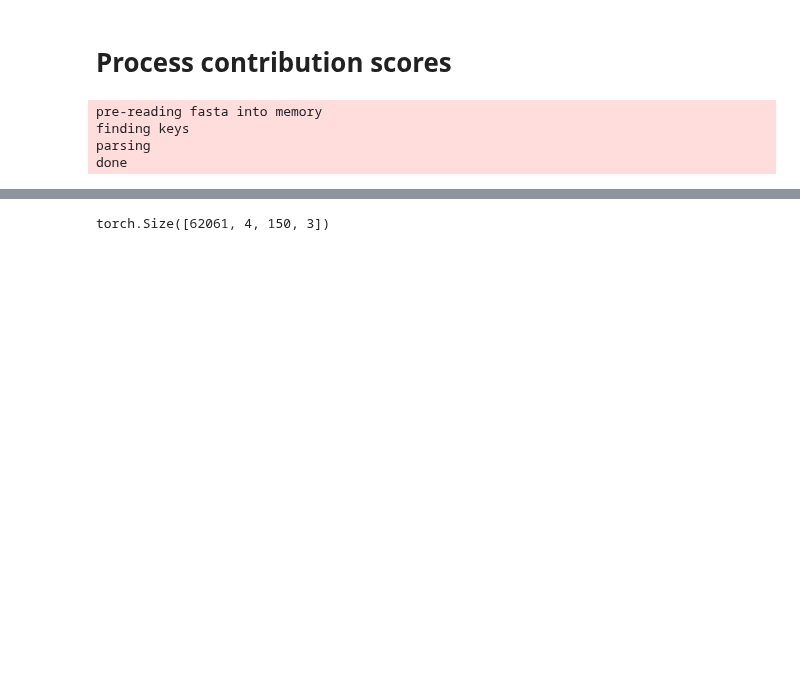
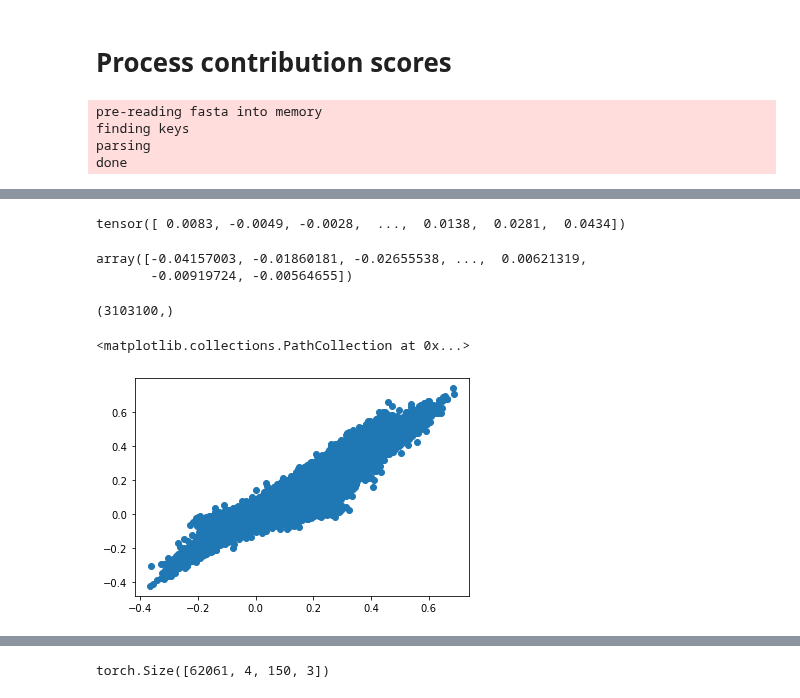
Before and after one commit to sjgosai/boda2, a Jupyter notebook: analysis/SG019__dsub_contrib_scores/stitch_contrib_scores.ipynb, the cells around one changed output, grey strips where cells are left out. Drawn from its saved outputs; the diff is of its cells as text; code cells hidden in the pictures; blank space fills up the shorter version.

Commit message:
updates to collect supplementary data

```diff
--- a/analysis/SG019__dsub_contrib_scores/stitch_contrib_scores.ipynb
+++ b/analysis/SG019__dsub_contrib_scores/stitch_contrib_scores.ipynb
@@ -296,2 +553,8 @@ installed (see "gsutil help crcmod").
 Operation completed over 1 objects/286.0 MiB.
 ... (88 outputs left out)
+# %%
+reference = torch.load('chr3_contrib_test.pt')
+
+tester = []
+tester = pd.read_table('bedGraphs/contrib__chr3__K562__chunk_200.bedGraph', header=None,
+                       names=['chrom', 'start', 'end', 'K562', 'HepG2', 'SKNSH', 'coverage'])
@@ -297,0 +577,4 @@ Operation completed over 1 objects/286.0 MiB.
+# %%
+reference['scores'][ tester.loc[0,'start'] - reference['start']: tester.loc[0,'start'] - reference['start'] + tester.shape[0 ]]
+# %% [output]
+tensor([ 0.0083, -0.0049, -0.0028,  ...,  0.0138,  0.0281,  0.0434])
@@ -297,0 +584,17 @@ Operation completed over 1 objects/286.0 MiB.
+# %%
+tester[check_start:check_end]
+# %% [output]
+array([-0.04157003, -0.01860181, -0.02655538, ...,  0.00621319,
+       -0.00919724, -0.00564655])
+# %%
+tester[check_start:check_end].shape
+# %% [output]
+(3103100,)
+# %%
+plt.scatter(
+    reference['scores'][ tester.loc[0,'start'] - reference['start']: tester.loc[0,'start'] - reference['start'] + tester.shape[0 ]],
+    tester['K562']
+)
+# %% [output]
+<matplotlib.collections.PathCollection at 0x...>
+[figure, added]
```
Also changed, not shown: parts of 24 cells of this notebook, 5 other files.
